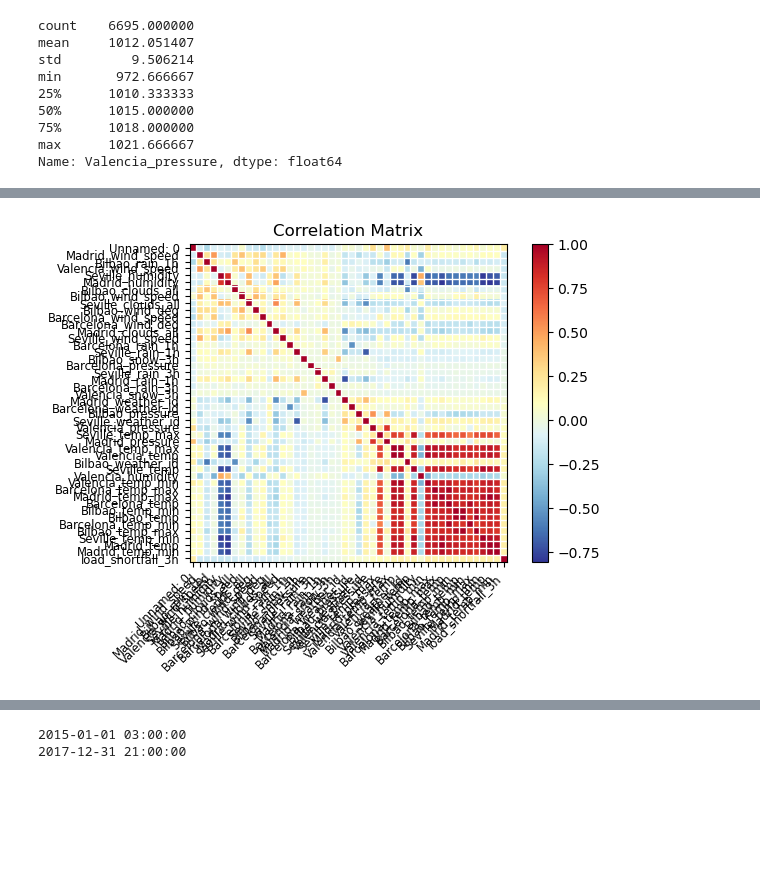
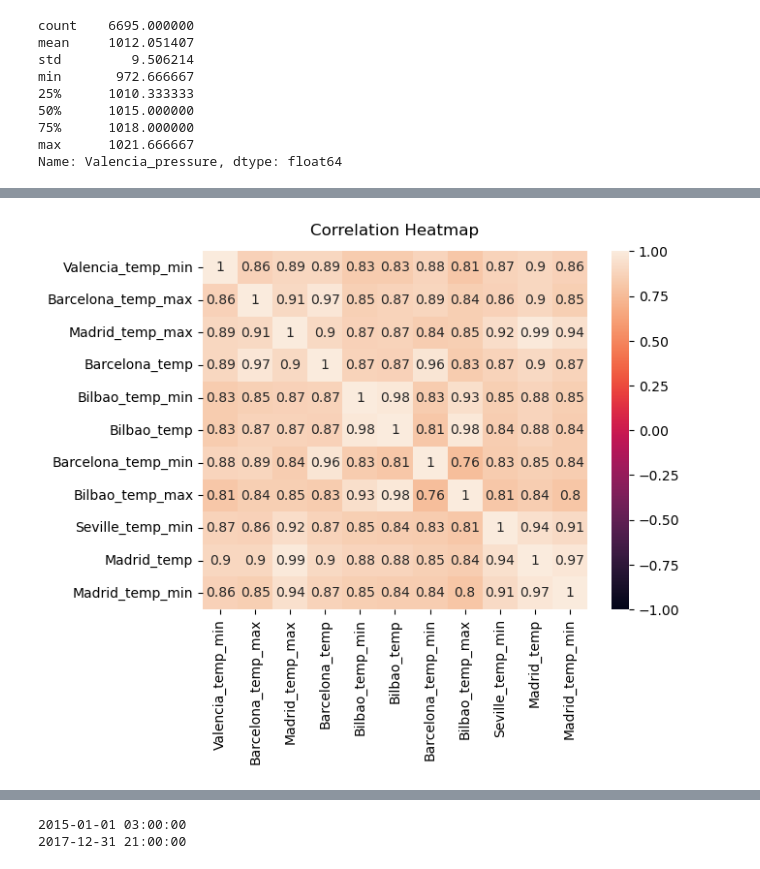
Before and after one commit to Explore-AI/load-shortfall-regression-predict-api, a Jupyter notebook: Advanced_Regression/Advanced-Regression-Starter-Data/starter-notebook.ipynb, the cells around one changed output, grey strips where cells are left out. Saved outputs shown, nothing was run; the diff lists cells and outputs as text; code cells hidden in the pictures; blank space fills up the shorter version.

```diff
--- a/Advanced_Regression/Advanced-Regression-Starter-Data/starter-notebook.ipynb
+++ b/Advanced_Regression/Advanced-Regression-Starter-Data/starter-notebook.ipynb
@@ -165,11 +209,16 @@ Name: Valencia_pressure, dtype: float64
 # %%
 # evaluate correlation
 ##kamo (seabron)
-corr = df_train.drop(['Seville_pressure','Valencia_wind_deg','time'], axis='columns').corr()
+train_df = df_train[['Valencia_temp_min', 'Barcelona_temp_max', 'Madrid_temp_max',
+                     'Barcelona_temp', 'Bilbao_temp_min', 'Bilbao_temp',
+                     'Barcelona_temp_min', 'Bilbao_temp_max', 'Seville_temp_min',
+                     'Madrid_temp', 'Madrid_temp_min']]
 # %%
-fig=plot_corr(corr,xnames=corr.columns)
+#Temperature feature interactions
+heatmap = sns.heatmap(train_df.corr(), vmin=-1, vmax=1, annot=True)
+heatmap.set_title('Correlation Heatmap', fontdict={'fontsize':12}, pad=12);
 # %% [output]
-[figure, old version]
+[figure, new version]
 # %%
 # have a look at feature distributions
 
```
Also changed, not shown: parts of 21 cells of this notebook, 1 other file.
